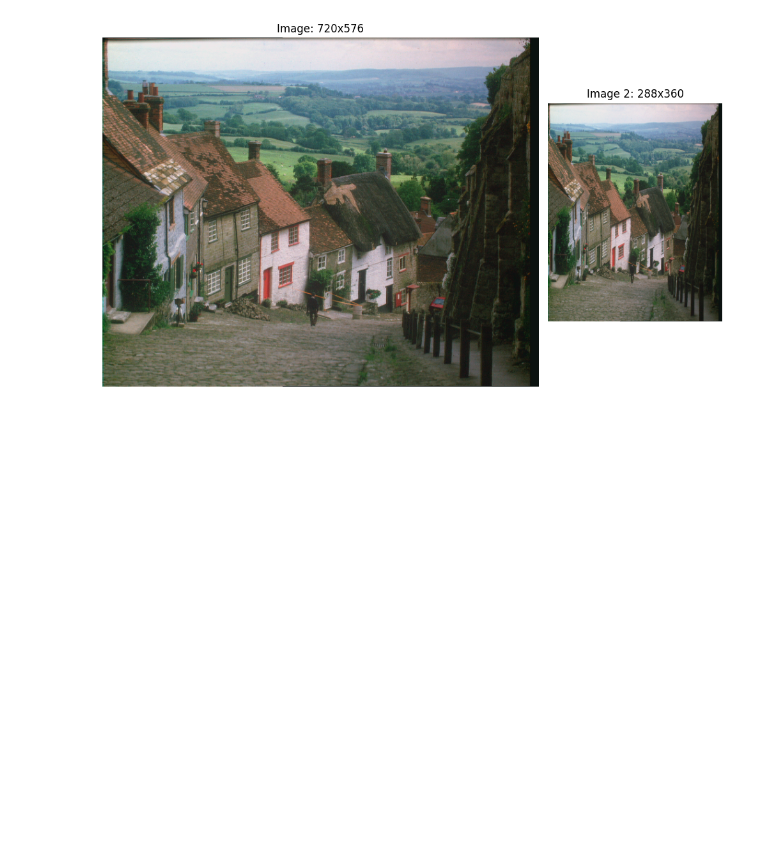
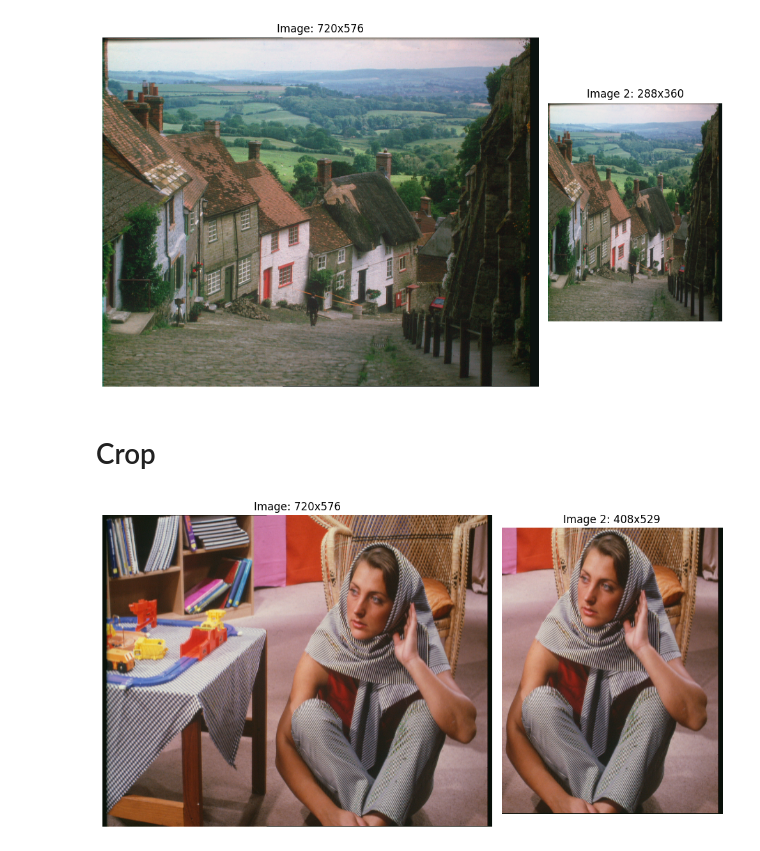
Before and after one commit to mr-1o1/CV, a Jupyter notebook: fundamentals/io_image.ipynb, the cells around one changed output. Drawn from its saved outputs; the diff is of its cells as text; code cells hidden in the pictures; blank space fills up the shorter version.

Commit message:
Add crop image logic

```diff
--- a/fundamentals/io_image.ipynb
+++ b/fundamentals/io_image.ipynb
@@ -76,3 +77,35 @@ plt.tight_layout()
 plt.show()
 # %% [output]
 [figure]
+# %% [markdown]
+# Crop
+# %%
+img_bgr = cv2.imread(f'{img_dir}/rgb/classic/barbara.ppm')  # reading image | cv2 reads in BGR format
+img_rgb = cv2.cvtColor(img_bgr, cv2.COLOR_BGR2RGB)  # BGR to RGB
+
+img_cropped = img_rgb[47:, 312:]
+
+fig = plt.figure(figsize=(10, 6))
+
+# Calculate width ration between image dimensions
+width_ratio = img_rgb.shape[1] / img_cropped.shape[1]
+
+# Create GridSpec with 1 row and 2 columns with custom with ratios
+gs = gridspec.GridSpec(1, 2, width_ratios=[width_ratio, 1])
+
+# Plot first image
+ax1 = plt.subplot(gs[0])
+ax1.imshow(img_rgb)
+ax1.axis('off')
+ax1.set_title(f'Image: {img_rgb.shape[1]}x{img_rgb.shape[0]}')
+
+# Plot second image
+ax2 = plt.subplot(gs[1])
+ax2.imshow(img_cropped)
+ax2.axis('off')
+ax2.set_title(f'Image 2: {img_cropped.shape[1]}x{img_cropped.shape[0]}')
+
+plt.tight_layout()
+plt.show()
+# %% [output]
+[figure, added]
```
Also changed, not shown: parts of 1 cell of this notebook.
